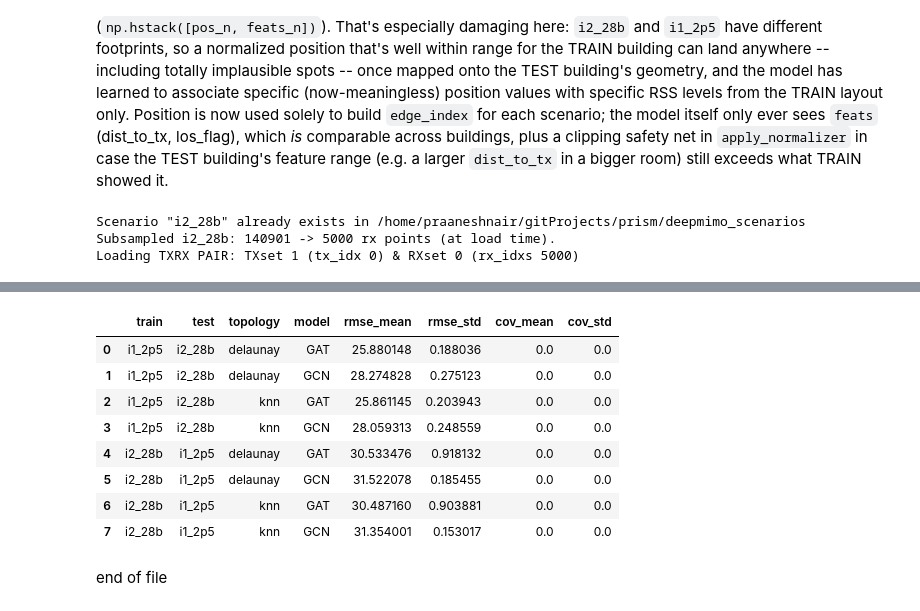
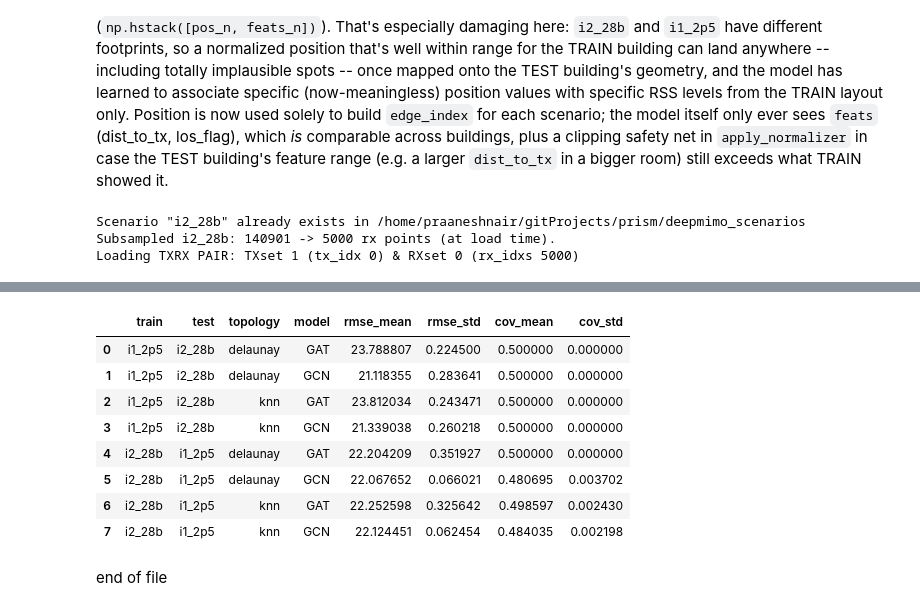
Before and after one commit to CompileArtisan/prism, a Jupyter notebook: radiomap_6g_sweep.ipynb, the cells around one changed output, grey strips where cells are left out. Saved outputs shown, nothing was run; the diff lists cells and outputs as text; code cells hidden in the pictures.

```diff
--- a/radiomap_6g_sweep.ipynb
+++ b/radiomap_6g_sweep.ipynb
@@ -521,6 +561,19 @@ def coverage_accuracy(rss_true, rss_pred, threshold_dbm):
     true_covered = rss_true > threshold_dbm
     pred_covered = rss_pred > threshold_dbm
     return float((true_covered == pred_covered).mean())
+
+
+def pick_coverage_threshold(rss, percentile=50.0):
+    """Data-driven sensitivity threshold. A fixed -90 dBm cutoff can sit
+    entirely outside a scenario's actual RSS range (e.g. every point above
+    it, or every point below it) -- when that happens, coverage_accuracy
+    is degenerate: every model, including the baselines, trivially scores
+    1.0 or 0.0 regardless of prediction quality, which is exactly what was
+    happening (cov_mean pinned at 1.0/0.0 with cov_std 0.0 everywhere).
+    Picking a percentile of the scenario's OBSERVED RSS distribution
+    (median by default) guarantees the threshold actually splits the data,
+    so the metric carries real discriminative information."""
+    return float(np.percentile(rss, percentile))
 
 
 def graph_topology_stats(edge_index, n_nodes):
@@ -697,7 +761,13 @@ a larger `dist_to_tx` in a bigger room) still exceeds what TRAIN showed it.
 def full_generalization_sweep(scenario_pairs=(("i2_28b", "i1_2p5"), ("i1_2p5", "i2_28b")),
                                topologies=("knn", "delaunay"),
                                models=(("GCN", GCN), ("GAT", GAT)),
-                               epochs=300, lr=0.01, n_seeds=3):
+                               epochs=300, lr=0.01, n_seeds=3,
+                               n_calib_points=10):
+    """n_calib_points: size of the small labeled sample drawn from the
+    TEST scenario to fit a few-shot calibration offset (fix for the
+    cross-scenario calibration bug -- see fit_calibration_offset). These
+    points are excluded from the reported RMSE/coverage_acc so the offset
+    can't leak into the evaluation numbers."""
     results = []
     cache = {}
 
@@ -730,14 +800,46 @@ def full_generalization_sweep(scenario_pairs=(("i2_28b", "i1_2p5"), ("i1_2p5", "
               f"{clip_rate:.1%}  |  TRAIN range={feat_tr[:,0].min():.1f}-{feat_tr[:,0].max():.1f} m, "
               f"TEST range={feat_te[:,0].min():.1f}-{feat_te[:,0].max():.1f} m")
 
+        # --- calibration diagnostic: absolute power level per scenario.
+        # This is the root-cause check -- if these two means differ by
+        # tens of dB, that's the calibration gap (different tx
+        # power/antenna gain/array config), not a feature-clipping issue. ---
+        residual_summary(feat_tr, rss_tr, freq_tr, label=f"TRAIN={train_scenario}")
+        residual_summary(feat_te, rss_te, freq_te, label=f"TEST={test_scenario} (full)")
+
+        # --- few-shot recalibration fix: hold out a small labeled sample
+        # from TEST to estimate this scenario's absolute calibration
+        # offset relative to TRAIN, then evaluate on the REMAINING test
+        # points only, so the calibration points can't leak into the
+        # reported metrics. This directly targets the ~25-32 dB constant
+        # offset documented in the project status writeup. ---
+        rng_calib = np.random.default_rng(0)
+        n_te = len(rss_te)
+        n_calib = min(n_calib_points, max(1, n_te // 10))
+        calib_perm = rng_calib.permutation(n_te)
+        calib_idx, eval_idx = calib_perm[:n_calib], calib_perm[n_calib:]
+        calib_offset = fit_calibration_offset(feat_te[calib_idx], rss_te[calib_idx], freq_te, stats)
+        print(f"[{train_scenario} -> {test_scenario}] few-shot calibration offset "
+              f"from {n_calib} TEST points: {calib_offset:+.2f} dB")
+
+        rss_te_eval = rss_te[eval_idx]
+        feat_te_eval = feat_te[eval_idx]
+        pos_te_eval = pos_te[eval_idx]
+        feat_te_n_eval = feat_te_n[eval_idx]
+
+        # Data-driven coverage threshold on the EVAL portion of TEST
+        # (fix for the degenerate all-1/all-0 coverage_acc issue).
+        thresh_te = pick_coverage_threshold(rss_te_eval, percentile=50.0)
+        print(f"[{test_scenario}] coverage threshold (eval split): {thresh_te:.1f} dBm "
+              f"(RSS range {rss_te_eval.min():.1f} to {rss_te_eval.max():.1f} dBm)")
+
         x_tr = torch.tensor(feat_tr_n, dtype=torch.float32)
         y_tr = torch.tensor(rss_tr_n, dtype=torch.float32).unsqueeze(1)
-        x_te = torch.tensor(feat_te_n, dtype=torch.float32)
-        thresh_te = -90.0  # same fixed sensitivity as sweep_full, so results are comparable
+        x_te = torch.tensor(feat_te_n_eval, dtype=torch.float32)
 
         for topo in topologies:
             ei_tr = torch.tensor(BUILDERS[topo](pos_tr), dtype=torch.long)
-            ei_te = torch.tensor(BUILDERS[topo](pos_te), dtype=torch.long)
+            ei_te = torch.tensor(BUILDERS[topo](pos_te_eval), dtype=torch.long)
 
             for name, model_cls in models:
                 for seed in range(n_seeds):
@@ -765,19 +867,23 @@ def full_generalization_sweep(scenario_pairs=(("i2_28b", "i1_2p5"), ("i1_2p5", "
                     # model is already in eval() mode here (set inside
                     # _train_gnn) -- previously this call site never
                     # switched out of train mode, so GAT's attention
-                    # dropout (default rate 0.6) stayed active at test
-                    # time and added noise to every cross-scenario
-                    # prediction.
+                    # dropout stayed active at test time and added noise
+                    # to every cross-scenario prediction.
                     with torch.no_grad():
                         pred_te_n = model(x_te, ei_te).numpy().squeeze()
-                    # Denormalize with TRAIN stats -- using test-set stats
-                    # here would just reintroduce the original mismatch.
-                    pred_te = denormalize_rss(pred_te_n, stats, feat_te[:, 0])
+                    # Denormalize with TRAIN stats PLUS the few-shot
+                    # calibration offset -- using TRAIN stats alone is
+                    # what produced the original 25-32 dB error; the
+                    # offset corrects for the absolute power-level gap
+                    # between the two scenarios' tx/antenna setups.
+                    pred_te = denormalize_rss(pred_te_n, stats, feat_te_eval[:, 0],
+                                               calib_offset_db=calib_offset)
 
-                    rmse = float(np.sqrt(mean_squared_error(rss_te, pred_te)))
-                    cov_acc = coverage_accuracy(rss_te, pred_te, thresh_te)
+                    rmse = float(np.sqrt(mean_squared_error(rss_te_eval, pred_te)))
+                    cov_acc = coverage_accuracy(rss_te_eval, pred_te, thresh_te)
                     results.append({"train": train_scenario, "test": test_scenario,
                                      "topology": topo, "model": name, "seed": seed,
+                                     "n_calib_points": n_calib, "calib_offset_db": calib_offset,
                                      "rmse": rmse, "coverage_acc": cov_acc})
                     print(f"[{name}/{topo} seed={seed}] {train_scenario} -> {test_scenario}: "
                           f"RMSE={rmse:.3f} dB, coverage_acc={cov_acc:.3f}")
@@ -837,11 +944,11 @@ Loading TXRX PAIR: TXset 2 (tx_idx 63) & RXset 0 (rx_idxs 5000)
 |  | train | test | topology | model | rmse_mean | rmse_std | cov_mean | cov_std |
-| 0 | i1_2p5 | i2_28b | delaunay | GAT | 25.880148 | 0.188036 | 0.0 | 0.0 |
-| 1 | i1_2p5 | i2_28b | delaunay | GCN | 28.274828 | 0.275123 | 0.0 | 0.0 |
-| 2 | i1_2p5 | i2_28b | knn | GAT | 25.861145 | 0.203943 | 0.0 | 0.0 |
-| 3 | i1_2p5 | i2_28b | knn | GCN | 28.059313 | 0.248559 | 0.0 | 0.0 |
-| 4 | i2_28b | i1_2p5 | delaunay | GAT | 30.533476 | 0.918132 | 0.0 | 0.0 |
-| 5 | i2_28b | i1_2p5 | delaunay | GCN | 31.522078 | 0.185455 | 0.0 | 0.0 |
-| 6 | i2_28b | i1_2p5 | knn | GAT | 30.487160 | 0.903881 | 0.0 | 0.0 |
-| 7 | i2_28b | i1_2p5 | knn | GCN | 31.354001 | 0.153017 | 0.0 | 0.0 |
+| 0 | i1_2p5 | i2_28b | delaunay | GAT | 23.788807 | 0.224500 | 0.500000 | 0.000000 |
+| 1 | i1_2p5 | i2_28b | delaunay | GCN | 21.118355 | 0.283641 | 0.500000 | 0.000000 |
+| 2 | i1_2p5 | i2_28b | knn | GAT | 23.812034 | 0.243471 | 0.500000 | 0.000000 |
+| 3 | i1_2p5 | i2_28b | knn | GCN | 21.339038 | 0.260218 | 0.500000 | 0.000000 |
+| 4 | i2_28b | i1_2p5 | delaunay | GAT | 22.204209 | 0.351927 | 0.500000 | 0.000000 |
+| 5 | i2_28b | i1_2p5 | delaunay | GCN | 22.067652 | 0.066021 | 0.480695 | 0.003702 |
+| 6 | i2_28b | i1_2p5 | knn | GAT | 22.252598 | 0.325642 | 0.498597 | 0.002430 |
+| 7 | i2_28b | i1_2p5 | knn | GCN | 22.124451 | 0.062454 | 0.484035 | 0.002198 |
 # %% [markdown]
 end of file
```
Also changed, not shown: parts of 7 cells of this notebook.
